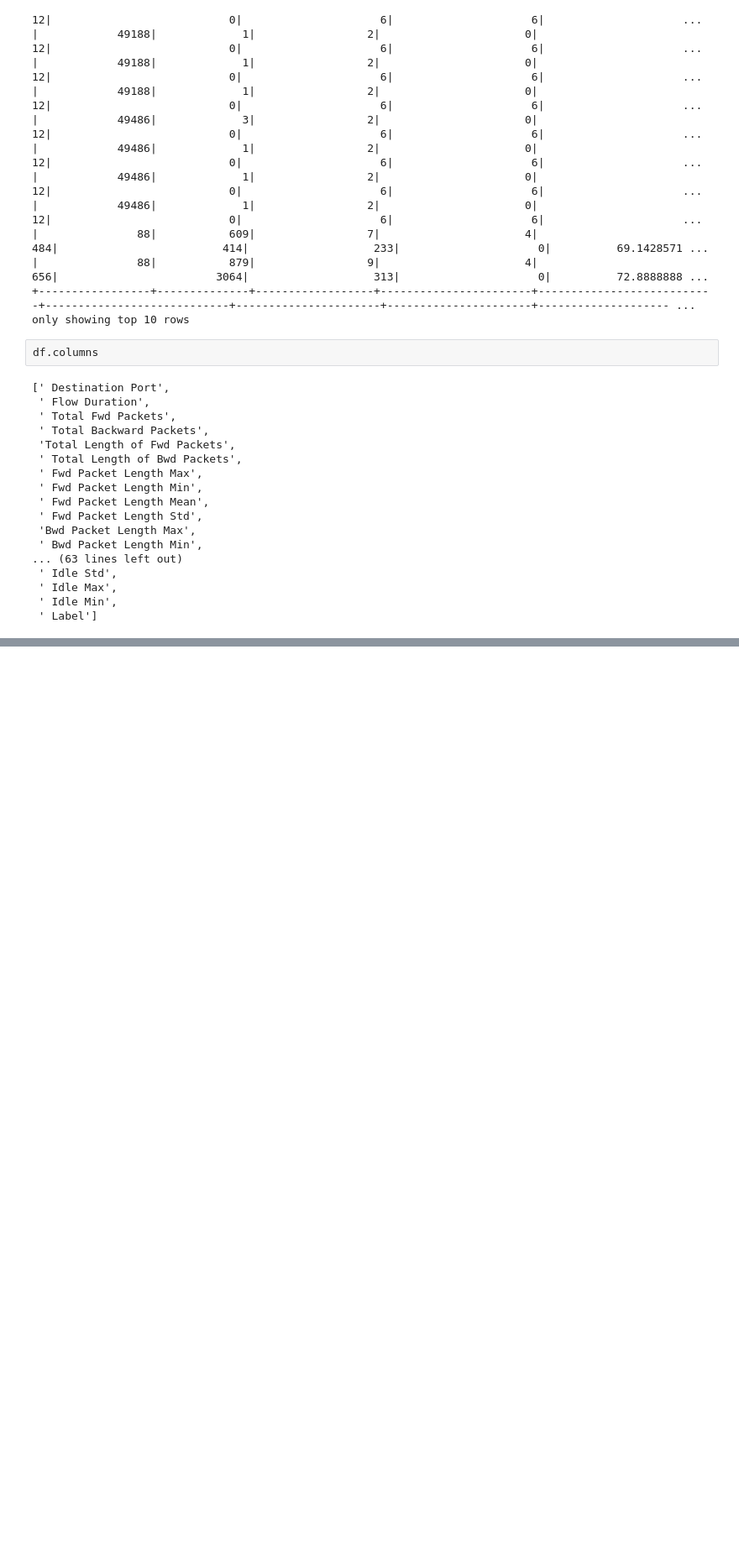
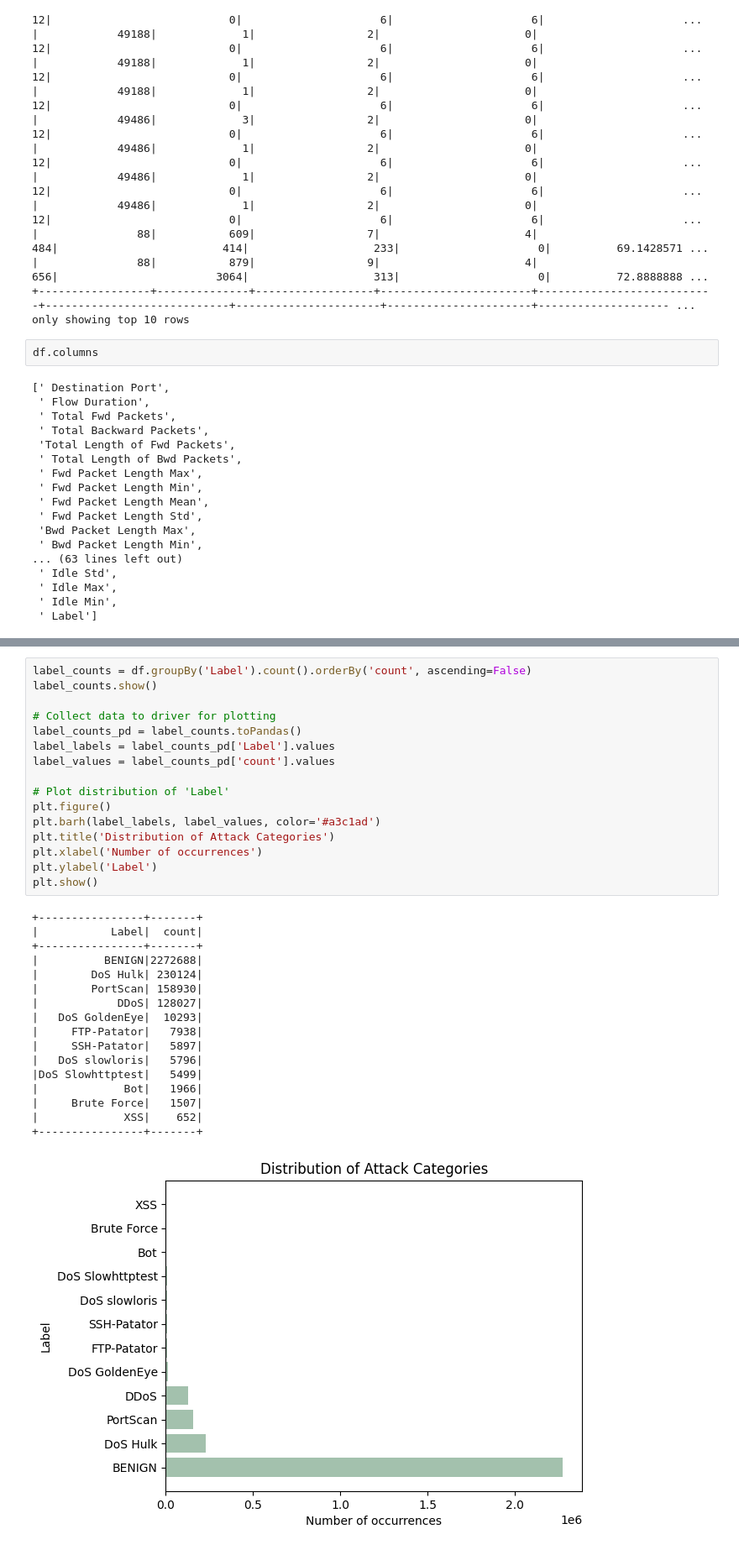
Before and after one commit to pxuanbach/Improved-RF-for-Real-time-IDS-with-Spark, a Jupyter notebook: dataset/extract_train_data__spark.ipynb, the cells around one changed output, grey strips where cells are left out. Shown at 84% size. Drawn from its saved outputs; the diff is of its cells as text; blank space fills up the shorter version.

```diff
--- a/dataset/extract_train_data__spark.ipynb
+++ b/dataset/extract_train_data__spark.ipynb
@@ -107,0 +331,34 @@ null_counts.show()
+# %%
+label_counts = df.groupBy('Label').count().orderBy('count', ascending=False)
+label_counts.show()
+
+# Collect data to driver for plotting
+label_counts_pd = label_counts.toPandas()
+label_labels = label_counts_pd['Label'].values
+label_values = label_counts_pd['count'].values
+
+# Plot distribution of 'Label'
+plt.figure()
+plt.barh(label_labels, label_values, color='#a3c1ad')
+plt.title('Distribution of Attack Categories')
+plt.xlabel('Number of occurrences')
+plt.ylabel('Label')
+plt.show()
+# %% [output]
++----------------+-------+
+|           Label|  count|
++----------------+-------+
+|          BENIGN|2272688|
+|        DoS Hulk| 230124|
+|        PortScan| 158930|
+|            DDoS| 128027|
+|   DoS GoldenEye|  10293|
+|     FTP-Patator|   7938|
+|     SSH-Patator|   5897|
+|   DoS slowloris|   5796|
+|DoS Slowhttptest|   5499|
+|             Bot|   1966|
+|     Brute Force|   1507|
+|             XSS|    652|
++----------------+-------+
+[figure, added]
```
Also changed, not shown: parts of 34 cells of this notebook, 3 other files.
